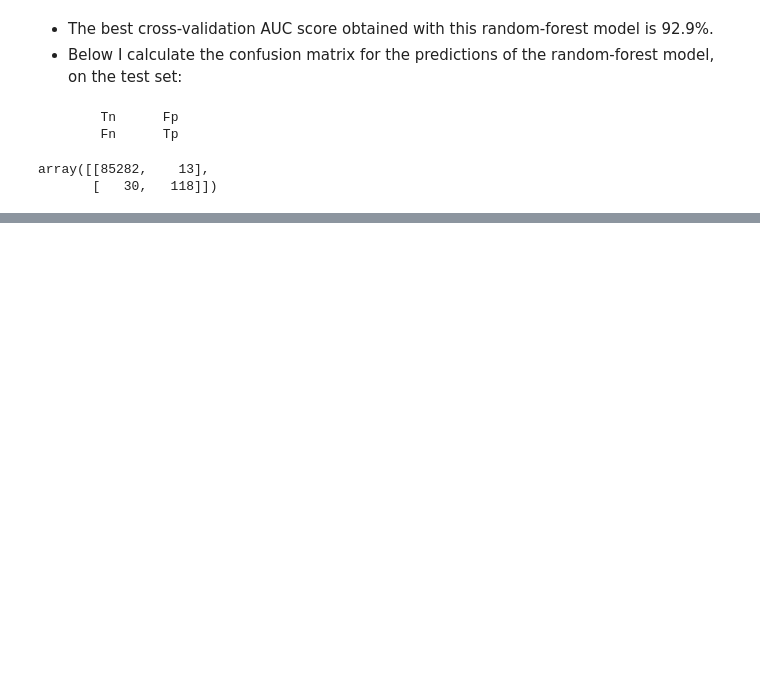
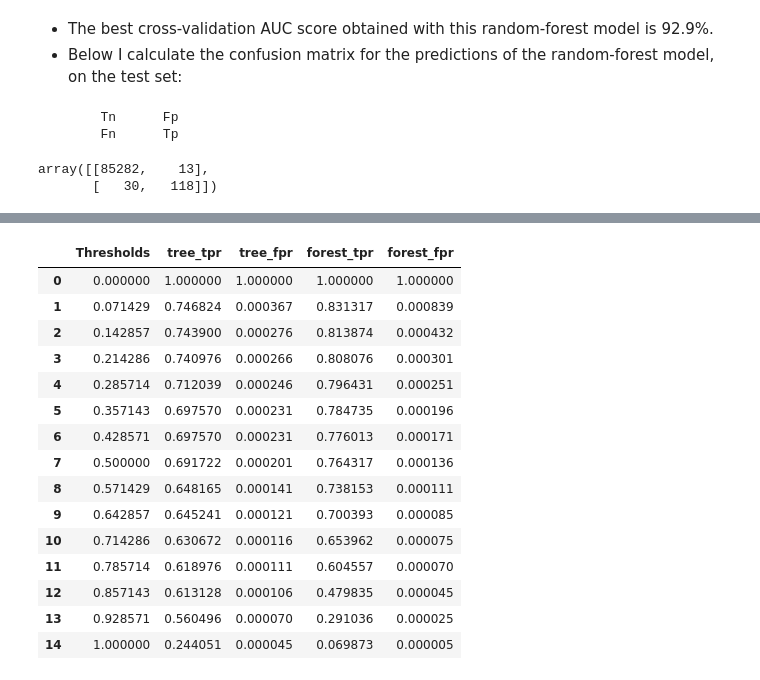
Before and after one commit to leoEspin/CHDI, a Jupyter notebook: CHDI dataset.ipynb, the cells around one changed output, grey strips where cells are left out. Cells and saved outputs as stored; diff of their text form; code cells hidden in the pictures; blank space fills up the shorter version.

```diff
--- a/CHDI dataset.ipynb
+++ b/CHDI dataset.ipynb
@@ -371,0 +489,25 @@ thresholds=np.linspace(0,1,15)
+# %%
+rates=pd.concat([pd.Series(thresholds,name='Thresholds'),
+             pd.Series(mean_tpr,name='tree_tpr'),
+             pd.Series(mean_fpr,name='tree_fpr'),
+             pd.Series(mean_tpr_f,name='forest_tpr'),
+             pd.Series(mean_fpr_f,name='forest_fpr')
+              ],axis=1)
+rates
+# %% [output]
+|  | Thresholds | tree_tpr | tree_fpr | forest_tpr | forest_fpr |
+| 0 | 0.000000 | 1.000000 | 1.000000 | 1.000000 | 1.000000 |
+| 1 | 0.071429 | 0.746824 | 0.000367 | 0.831317 | 0.000839 |
+| 2 | 0.142857 | 0.743900 | 0.000276 | 0.813874 | 0.000432 |
+| 3 | 0.214286 | 0.740976 | 0.000266 | 0.808076 | 0.000301 |
+| 4 | 0.285714 | 0.712039 | 0.000246 | 0.796431 | 0.000251 |
+| 5 | 0.357143 | 0.697570 | 0.000231 | 0.784735 | 0.000196 |
+| 6 | 0.428571 | 0.697570 | 0.000231 | 0.776013 | 0.000171 |
+| 7 | 0.500000 | 0.691722 | 0.000201 | 0.764317 | 0.000136 |
+| 8 | 0.571429 | 0.648165 | 0.000141 | 0.738153 | 0.000111 |
+| 9 | 0.642857 | 0.645241 | 0.000121 | 0.700393 | 0.000085 |
+| 10 | 0.714286 | 0.630672 | 0.000116 | 0.653962 | 0.000075 |
+| 11 | 0.785714 | 0.618976 | 0.000111 | 0.604557 | 0.000070 |
+| 12 | 0.857143 | 0.613128 | 0.000106 | 0.479835 | 0.000045 |
+| 13 | 0.928571 | 0.560496 | 0.000070 | 0.291036 | 0.000025 |
+| 14 | 1.000000 | 0.244051 | 0.000045 | 0.069873 | 0.000005 |
```
Also changed, not shown: parts of 17 cells of this notebook.
